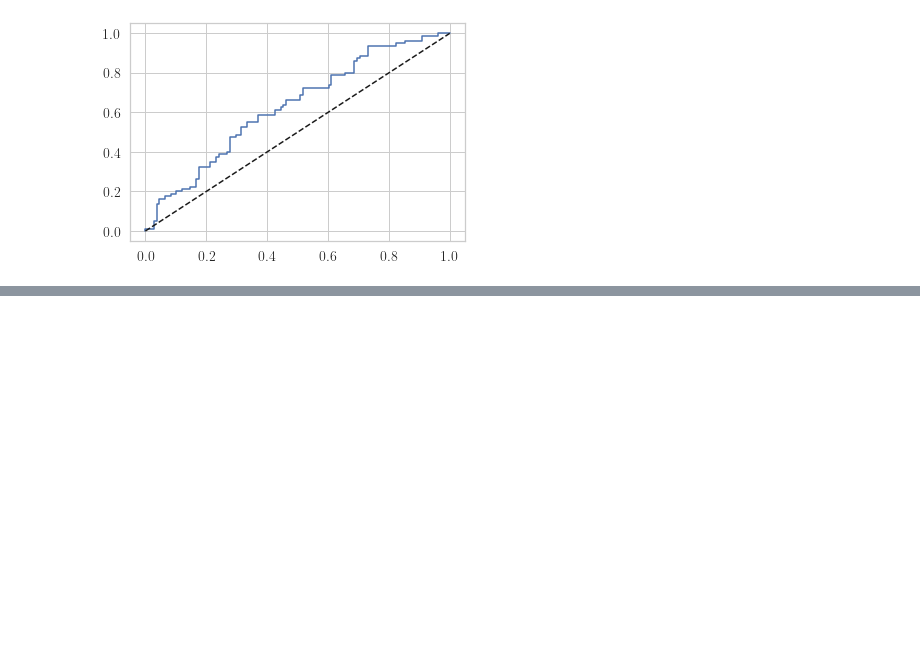
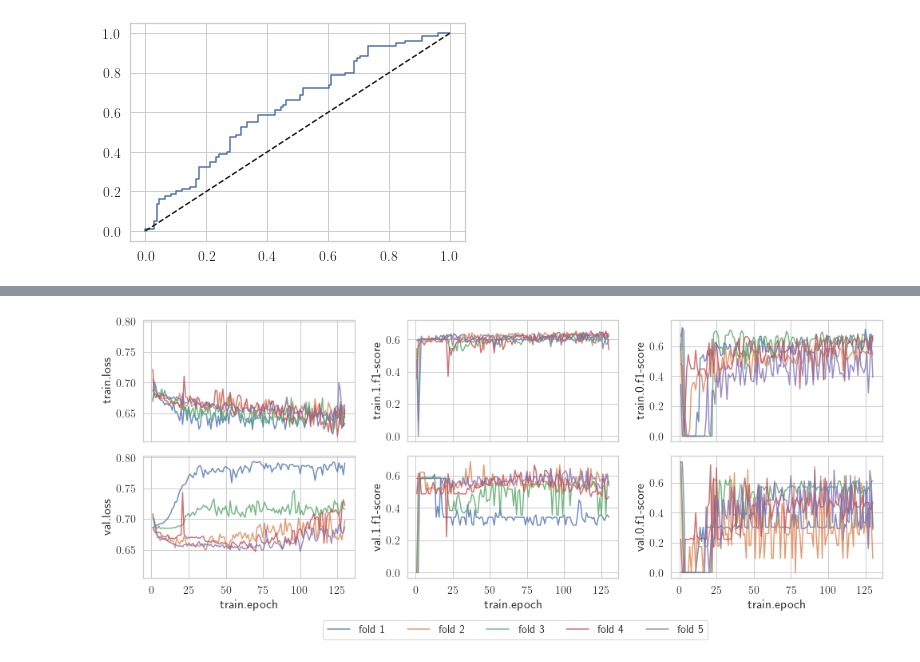
Before and after one commit to matthiaszeller/GNN-MI, a Jupyter notebook: notebook/results-table.ipynb, the cells around one changed output, grey strips where cells are left out. Cells and saved outputs as stored; diff of their text form; code cells hidden in the pictures; blank space fills up the shorter version.

```diff
--- a/notebook/results-table.ipynb
+++ b/notebook/results-table.ipynb
@@ -186,0 +247,3 @@ plt.plot([0, 1], [0, 1], '--k');
+# %%
+r = wandb.Api().runs('mazeller/egnn-mi', filters={'tags': {'$in': ['test-5ira58']}})
+len(r)
@@ -186,0 +252,3 @@ plt.plot([0, 1], [0, 1], '--k');
+# %%
+df_hist = concat_runs_history(r)
+df_hist
@@ -186,0 +271,25 @@ plt.plot([0, 1], [0, 1], '--k');
+# %%
+def plot_curves(df_hist):
+    ids = df_hist.id.unique()
+    df_plot = df_hist.reset_index()
+
+    metrics = ['loss', '1.f1-score', '0.f1-score']
+    _, ax = plt.subplots(2, len(metrics), figsize=(len(metrics) * 4.5 + 0.5, 6),
+                         sharex=True, sharey='col')
+
+    for arow, m in zip(ax.T, metrics):
+        for a, prefix in zip(arow, ['train', 'val']):
+            sns.lineplot(x='train.epoch', y=f'{prefix}.{m}', ax=a, hue='id', data=df_plot, alpha=.8)
+
+    for a in ax.ravel()[:-1]:
+        a.legend_.remove()
+
+    labels = [f'fold {i+1}' for i in range(len(ids))]
+    plt.legend(labels, bbox_to_anchor=(.2, -.3), ncol=len(ids))
+    plt.tight_layout()
+    plt.subplots_adjust(wspace=0.25)
+# %%
+plot_curves(df_hist)
+plt.savefig('figs/learning-curves-test-5ira58.pdf', bbox_inches='tight')
+# %% [output]
+[figure, added]
```
Also changed, not shown: parts of 16 cells of this notebook, 2 other files.
